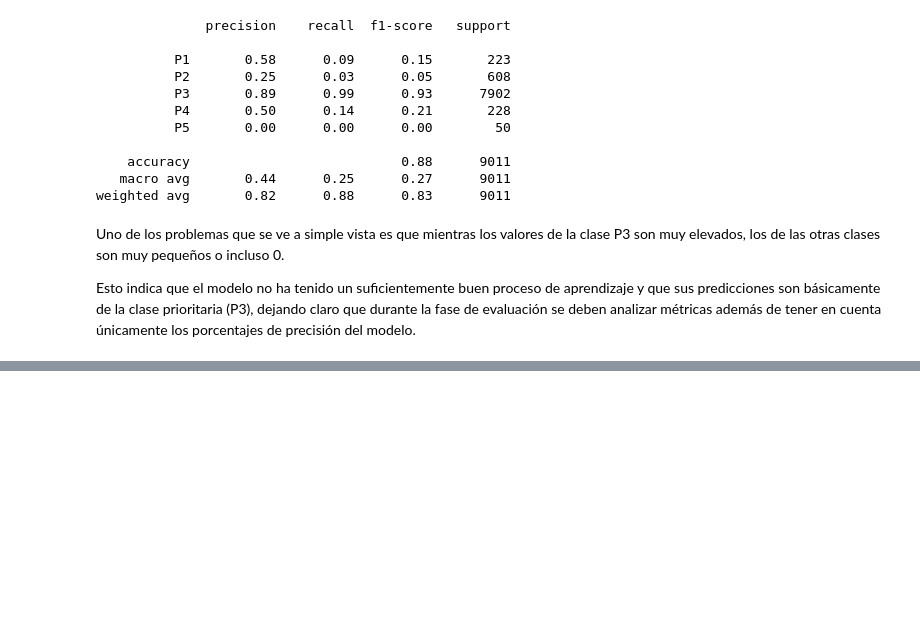
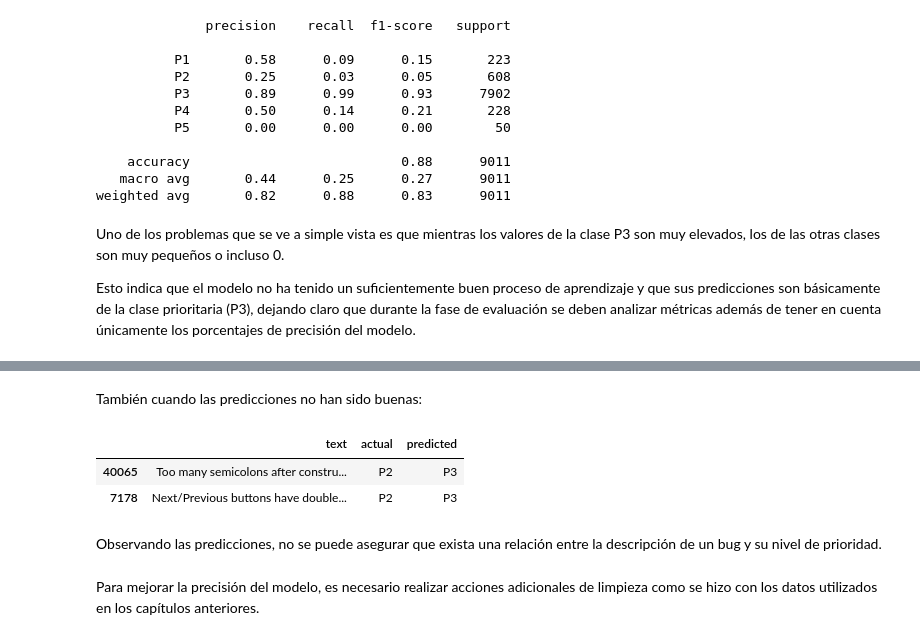
Before and after one commit to DiegoAlcoba/GVTIA, a Jupyter notebook: jp_notebooks/f_classification_algorithms.ipynb, the cells around one changed output, grey strips where cells are left out. Saved outputs shown, nothing was run; the diff lists cells and outputs as text; code cells hidden in the pictures; blank space fills up the shorter version.

```diff
--- a/jp_notebooks/f_classification_algorithms.ipynb
+++ b/jp_notebooks/f_classification_algorithms.ipynb
@@ -297,0 +425,13 @@ Esto indica que el modelo no ha tenido un suficientemente buen proceso de aprend
+# %% [markdown]
+También cuando las predicciones no han sido buenas:
+# %%
+result[((result['actual'] == 'P1') | (result['actual'] == 'P2')) &
+       (result['actual'] != result['predicted'])].sample(2, random_state=33)
+# %% [output]
+|  | text | actual | predicted |
+| 40065 | Too many semicolons after constru... | P2 | P3 |
+| 7178 | Next/Previous buttons have double... | P2 | P3 |
+# %% [markdown]
+Observando las predicciones, no se puede asegurar que exista una relación entre la descripción de un bug y su nivel de prioridad.
+# %% [markdown]
+Para mejorar la precisión del modelo, es necesario realizar acciones adicionales de limpieza como se hizo con los datos utilizados en los capítulos anteriores.
```
Also changed, not shown: parts of 23 cells of this notebook.
